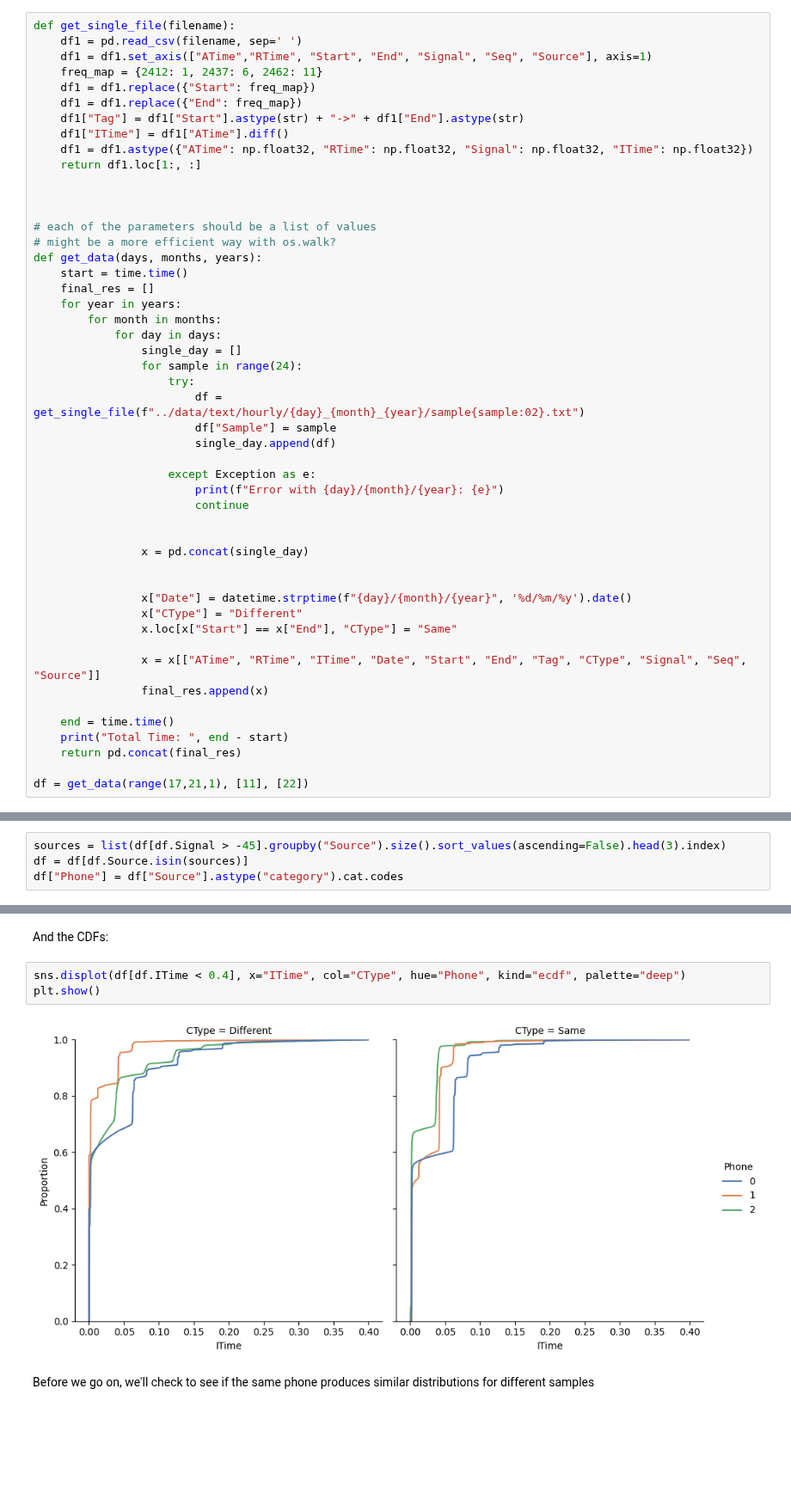
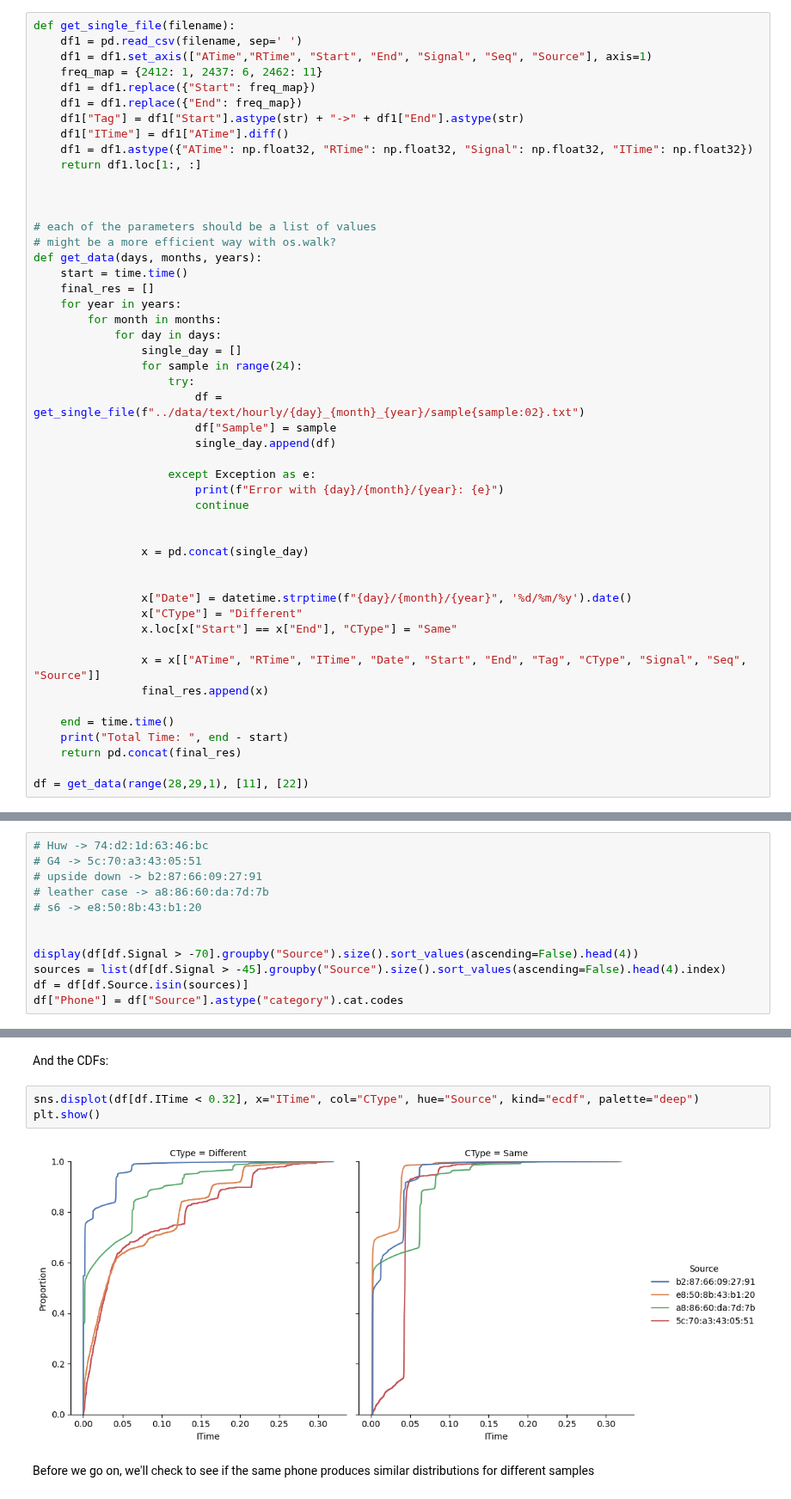
Before and after one commit to jdeinum/SDR, a Jupyter notebook: analysis/sdr_v4.ipynb, the cells around one changed output, grey strips where cells are left out. Shown at 86% size. Saved outputs shown, nothing was run; the diff lists cells and outputs as text; blank space fills up the shorter version.

```diff
--- a/analysis/sdr_v4.ipynb
+++ b/analysis/sdr_v4.ipynb
@@ -74,5 +74,5 @@ def get_data(days, months, years):
     print("Total Time: ", end - start)
     return pd.concat(final_res)
 
-df = get_data(range(17,21,1), [11], [22])
+df = get_data(range(28,29,1), [11], [22])
 # %% [output]
@@ -98,4 +98,12 @@ The first thing we should do is keep only the probes from the devices we are int
 # %%
-sources = list(df[df.Signal > -45].groupby("Source").size().sort_values(ascending=False).head(3).index)
+# Huw -> 74:d2:1d:63:46:bc
+# G4 -> 5c:70:a3:43:05:51
+# upside down -> b2:87:66:09:27:91
+# leather case -> a8:86:60:da:7d:7b
+# s6 -> e8:50:8b:43:b1:20
+
+
+display(df[df.Signal > -70].groupby("Source").size().sort_values(ascending=False).head(4))
+sources = list(df[df.Signal > -45].groupby("Source").size().sort_values(ascending=False).head(4).index)
 df = df[df.Source.isin(sources)]
 df["Phone"] = df["Source"].astype("category").cat.codes
@@ -122,10 +138,10 @@ plt.show()
 # %% [markdown]
 And the CDFs:
 # %%
-sns.displot(df[df.ITime < 0.4], x="ITime", col="CType", hue="Phone", kind="ecdf", palette="deep")
+sns.displot(df[df.ITime < 0.32], x="ITime", col="CType", hue="Source", kind="ecdf", palette="deep")
 plt.show()
 # %% [output]
-[figure, old version]
+[figure, new version]
 # %% [markdown]
 Before we go on, we'll check to see if the same phone produces similar distributions for different samples
 # %%
```
Also changed, not shown: parts of 20 cells of this notebook, 2 other files.
